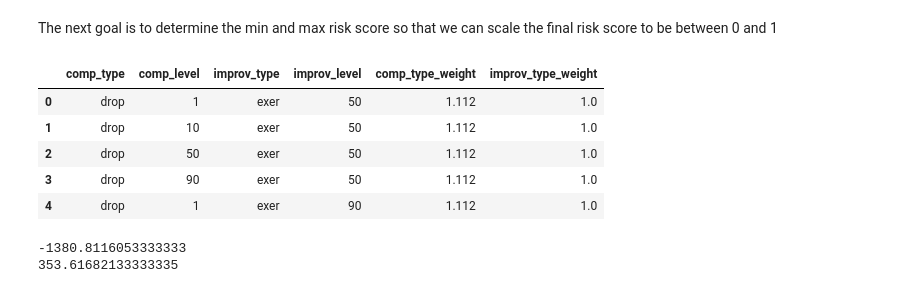
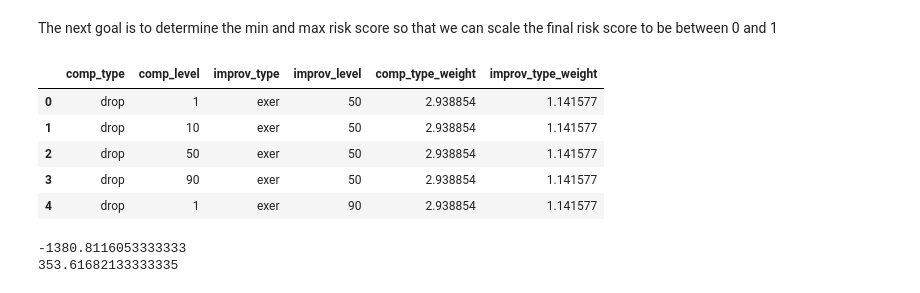
Before and after one commit to evanyfyip/vm-spinal-risk, a Jupyter notebook: vm-spinal-risk/notebooks/spinal_risk_calc.ipynb, the cells around one changed output. Drawn from its saved outputs; the diff is of its cells as text; code cells hidden in the pictures.

Commit message:
added updated weights

```diff
--- a/vm-spinal-risk/notebooks/spinal_risk_calc.ipynb
+++ b/vm-spinal-risk/notebooks/spinal_risk_calc.ipynb
@@ -144,20 +144,6 @@ df_slope, df_intercept = np.polyfit(improvement_per, np.exp(drop_list), 1)
 #print(sum(np.multiply(death, weights))/ sum(death))
 #print(sum(np.multiply(para, weights))/ sum(para))
 #print(sum(np.multiply(drop, weights))/ sum(drop))
-# %%
-pat_res_risk = pat_res[['exer_50improv_1drop', 'exer_50improv_10drop', 'exer_50improv_50drop',
-       'exer_50improv_90drop', 'exer_90improv_1drop',
-       'exer_90improv_10drop', 'exer_90improv_50drop', 'exer_90improv_90drop',
-       'exer_50pain_1death', 'exer_50pain_10death', 'exer_50pain_50death',
-       'exer_90pain_1death', 'exer_90pain_10death', 'exer_90pain_50death',
-       'work_50improv_1drop', 'work_50improv_10drop', 'work_50improv_50drop',
-       'work_50improv_90drop', 'work_90improv_1drop', 'work_90improv_10drop',
-       'work_90improv_50drop', 'work_50improv_1para', 'work_50improv_10para',
-       'work_50improv_50para', 'work_50improv_90para', 'work_90improv_1para',
-       'work_90improv_10para', 'work_90improv_50para',
-       'work_50improv_1death', 'work_50improv_10death',
-       'work_50improv_50death', 'work_90improv_1death',
-       'work_90improv_10death', 'work_90improv_50death']]
 # %%
 weights = [1,2,3,4,5,6]
 exer_50 = [counts_by_question["exer_50improv_1drop"][i] for i in range(6)]
@@ -337,22 +323,22 @@ all_combos_df = pd.DataFrame(all_combinations)
 # %%
 # risk_score = (comp_type_weight*comp_value - improv_type_weight*improv_value)/option)
 all_combos_df['comp_type_weight'] = \
-    np.where(all_combos_df['comp_type'] == 'drop', comp_weights['drop'],
-         np.where(all_combos_df['comp_type'] =='para', comp_weights['para'],
-                  np.where(all_combos_df['comp_type'] == 'death', comp_weights['death'], np.nan)))
+    np.where(all_combos_df['comp_type'] == 'drop', weights_dict['drop_to_drop'],
+         np.where(all_combos_df['comp_type'] =='para', weights_dict['para_to_drop'],
+                  np.where(all_combos_df['comp_type'] == 'death', weights_dict['death_to_drop'], np.nan)))
 
 all_combos_df['improv_type_weight'] = \
-    np.where(all_combos_df['improv_type'] == 'exer', improv_weights['exer'],
-         np.where(all_combos_df['improv_type'] =='work', improv_weights['work'], np.nan))
+    np.where(all_combos_df['improv_type'] == 'exer', weights_dict['exer_to_work'],
+         np.where(all_combos_df['improv_type'] =='work', weights_dict['work_to_work'], np.nan))
 
 all_combos_df.head()
 # %% [output]
 |  | comp_type | comp_level | improv_type | improv_level | comp_type_weight | improv_type_weight |
-| 0 | drop | 1 | exer | 50 | 1.112 | 1.0 |
-| 1 | drop | 10 | exer | 50 | 1.112 | 1.0 |
-| 2 | drop | 50 | exer | 50 | 1.112 | 1.0 |
-| 3 | drop | 90 | exer | 50 | 1.112 | 1.0 |
-| 4 | drop | 1 | exer | 90 | 1.112 | 1.0 |
+| 0 | drop | 1 | exer | 50 | 2.938854 | 1.141577 |
+| 1 | drop | 10 | exer | 50 | 2.938854 | 1.141577 |
+| 2 | drop | 50 | exer | 50 | 2.938854 | 1.141577 |
+| 3 | drop | 90 | exer | 50 | 2.938854 | 1.141577 |
+| 4 | drop | 1 | exer | 90 | 2.938854 | 1.141577 |
 # %%
 df = all_combos_df.copy()
 df['comp_level'] = df['comp_level'].astype(float)
```
Also changed, not shown: parts of 3 cells of this notebook.
